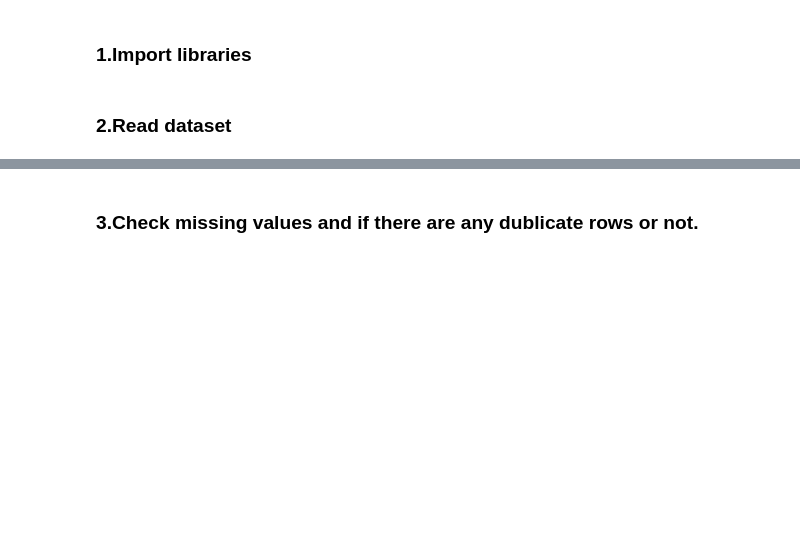
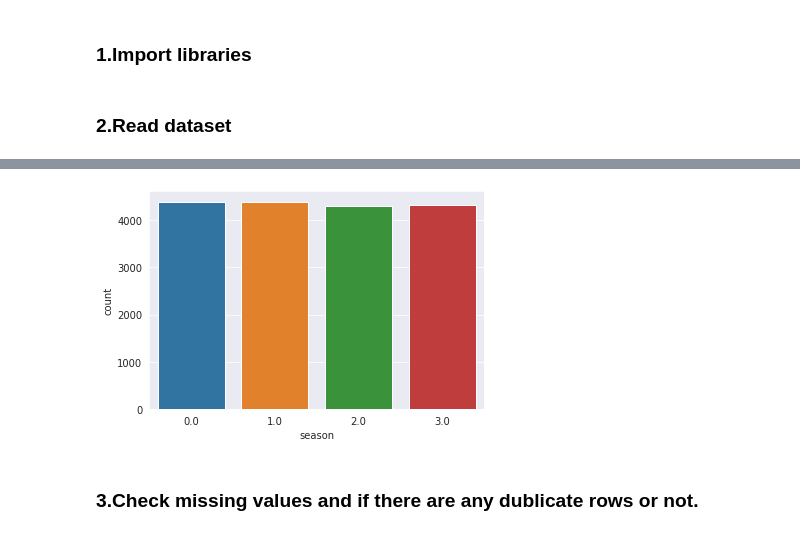
Before and after one commit to bilgekisi96/My_Data_Science_Advanture, a Jupyter notebook: DV_capstone_student.ipynb, the cells around one changed output, grey strips where cells are left out. Saved outputs shown, nothing was run; the diff lists cells and outputs as text; code cells hidden in the pictures; blank space fills up the shorter version.

```diff
--- a/DV_capstone_student.ipynb
+++ b/DV_capstone_student.ipynb
@@ -74,0 +67,3 @@ warnings.filterwarnings("ignore")
+# %%
+df=pd.read_csv("store_sharing.csv")
+df.head(25)
@@ -75,2 +88,7 @@ warnings.filterwarnings("ignore")
+# %%
+sns.countplot("season",data=df)
+plt.show()
+# %% [output]
+[figure, added]
 # %% [markdown]
 ### 3.Check missing values and if there are any dublicate rows or not.
```
Also changed, not shown: parts of 66 cells of this notebook.
